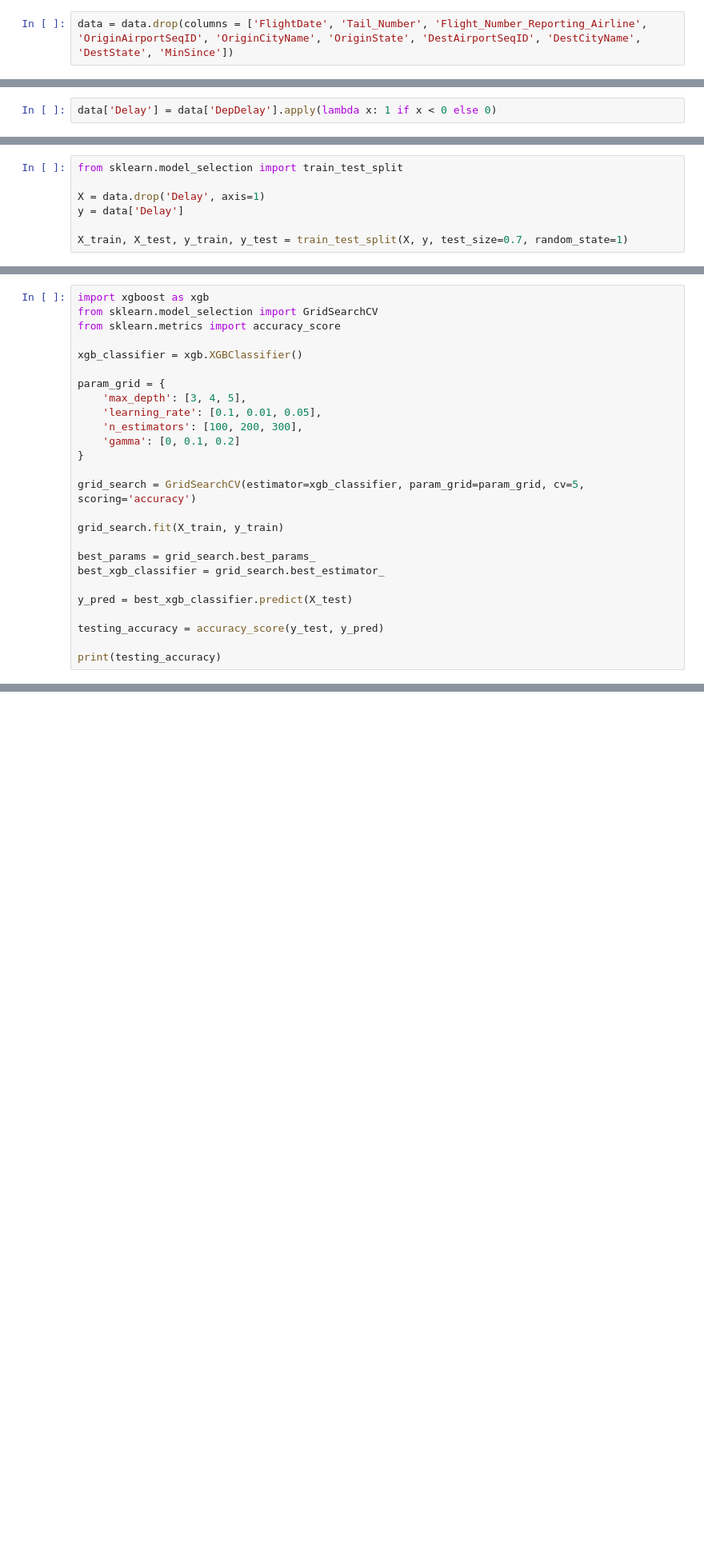
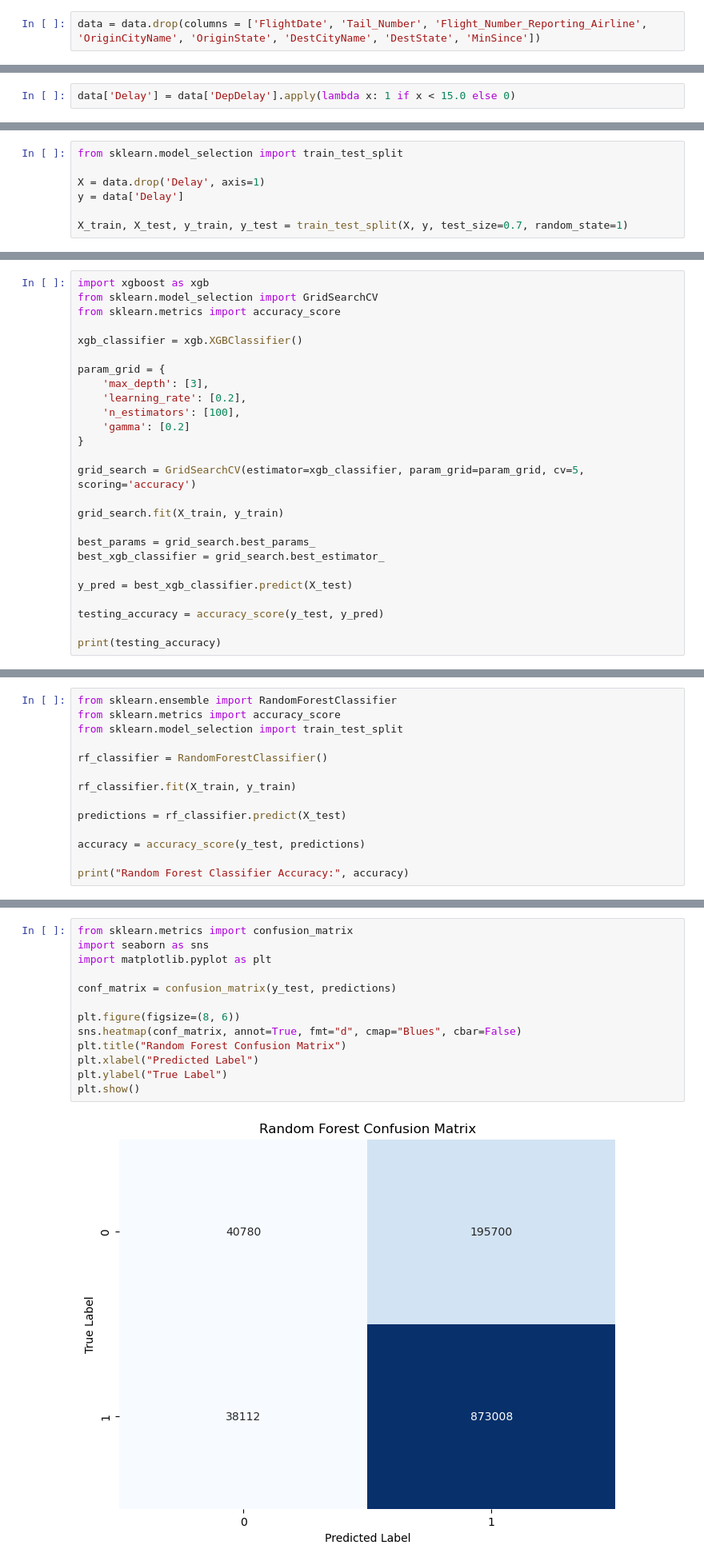
Before and after one commit to kyllan16693/flight-delay-prediction, a Jupyter notebook: modeling.ipynb, the cells around one changed output, grey strips where cells are left out. Shown at 80% size. Saved outputs shown, nothing was run; the diff lists cells and outputs as text; blank space fills up the shorter version.

```diff
--- a/modeling.ipynb
+++ b/modeling.ipynb
@@ -7,9 +17,9 @@ data = pd.read_csv("preprocessed_df2.csv")
 # %%
-data = data.drop(columns = ['FlightDate', 'Tail_Number', 'Flight_Number_Reporting_Airline', 'OriginAirportSeqID', 'OriginCityName', 'OriginState', 'DestAirportSeqID', 'DestCityName', 'DestState', 'MinSince'])
+data = data.drop(columns = ['FlightDate', 'Tail_Number', 'Flight_Number_Reporting_Airline', 'OriginCityName', 'OriginState', 'DestCityName', 'DestState', 'MinSince'])
 # %%
 data = pd.get_dummies(data)
 # %%
-data['Delay'] = data['DepDelay'].apply(lambda x: 1 if x < 0 else 0)
+data['Delay'] = data['DepDelay'].apply(lambda x: 1 if x < 15.0 else 0)
 # %%
 data = data.drop(columns = ['DepDelay'])
 # %%
@@ -32,10 +69,10 @@ from sklearn.metrics import accuracy_score
 xgb_classifier = xgb.XGBClassifier()
 
 param_grid = {
-    'max_depth': [3, 4, 5],
-    'learning_rate': [0.1, 0.01, 0.05],
-    'n_estimators': [100, 200, 300],
-    'gamma': [0, 0.1, 0.2]
+    'max_depth': [3],
+    'learning_rate': [0.2],
+    'n_estimators': [100],
+    'gamma': [0.2]
 }
 
 grid_search = GridSearchCV(estimator=xgb_classifier, param_grid=param_grid, cv=5, scoring='accuracy')
@@ -77,0 +134,14 @@ print(testing_accuracy)
+# %%
+from sklearn.ensemble import RandomForestClassifier
+from sklearn.metrics import accuracy_score
+from sklearn.model_selection import train_test_split
+
+rf_classifier = RandomForestClassifier()
+
+rf_classifier.fit(X_train, y_train)
+
+predictions = rf_classifier.predict(X_test)
+
+accuracy = accuracy_score(y_test, predictions)
+
+print("Random Forest Classifier Accuracy:", accuracy)
@@ -77,0 +150,15 @@ print(testing_accuracy)
+# %%
+from sklearn.metrics import confusion_matrix
+import seaborn as sns
+import matplotlib.pyplot as plt
+
+conf_matrix = confusion_matrix(y_test, predictions)
+
+plt.figure(figsize=(8, 6))
+sns.heatmap(conf_matrix, annot=True, fmt="d", cmap="Blues", cbar=False)
+plt.title("Random Forest Confusion Matrix")
+plt.xlabel("Predicted Label")
+plt.ylabel("True Label")
+plt.show()
+# %% [output]
+[figure, added]
```
Also changed, not shown: parts of 16 cells of this notebook.
